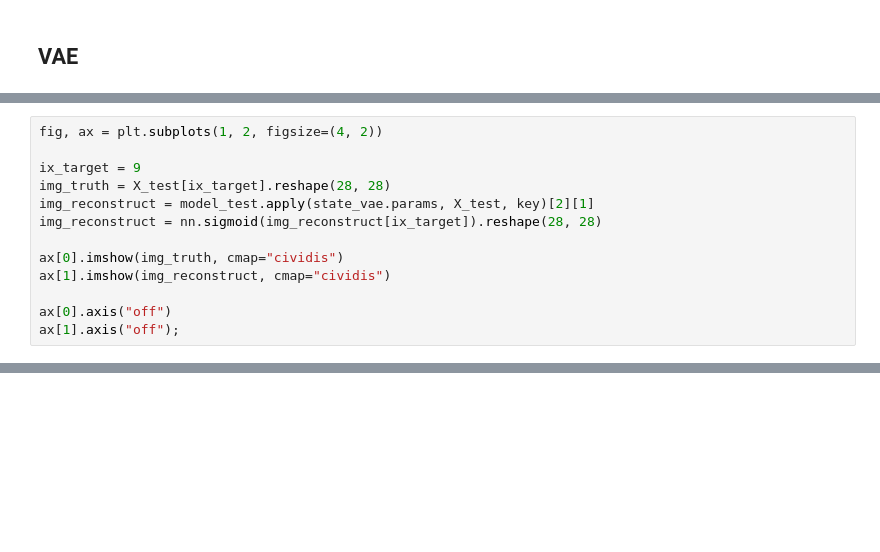
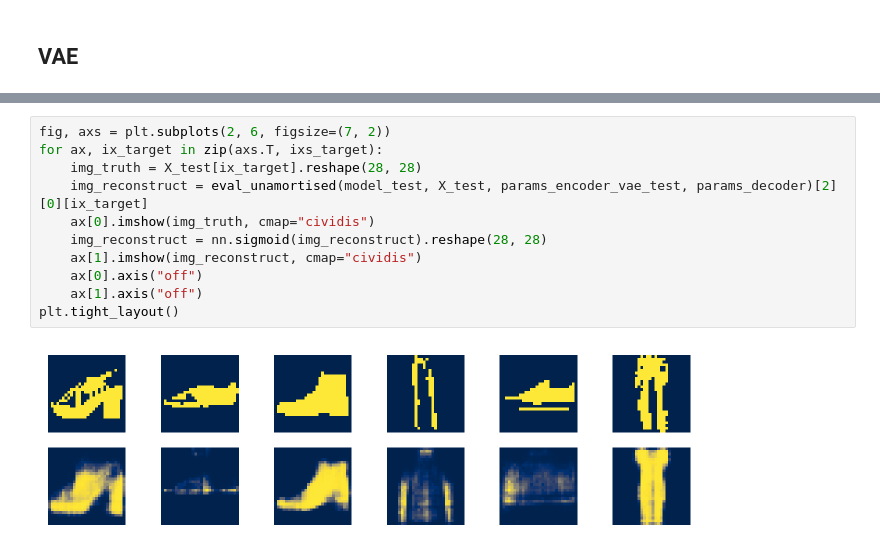
Before and after one commit to gerdm/hard-em-lvm, a Jupyter notebook: notebooks/20-unamortised-refactor.ipynb, the cells around one changed output, grey strips where cells are left out. Saved outputs shown, nothing was run; the diff lists cells and outputs as text; blank space fills up the shorter version.

```diff
--- a/notebooks/20-unamortised-refactor.ipynb
+++ b/notebooks/20-unamortised-refactor.ipynb
@@ -372,13 +371,0 @@ state_vae, hist_loss_vae = hlax.amortised.train_encoder(key_it_test, config_test
-# %%
-fig, ax = plt.subplots(1, 2, figsize=(4, 2))
-
-ix_target = 9
-img_truth = X_test[ix_target].reshape(28, 28)
-img_reconstruct = model_test.apply(state_vae.params, X_test, key)[2][1]
-img_reconstruct = nn.sigmoid(img_reconstruct[ix_target]).reshape(28, 28)
-
-ax[0].imshow(img_truth, cmap="cividis")
-ax[1].imshow(img_reconstruct, cmap="cividis")
-
-ax[0].axis("off")
-ax[1].axis("off");
@@ -387,3 +393,16 @@ ax[1].axis("off");
+# %%
+fig, axs = plt.subplots(2, 6, figsize=(7, 2))
+for ax, ix_target in zip(axs.T, ixs_target):
+    img_truth = X_test[ix_target].reshape(28, 28)
+    img_reconstruct = eval_unamortised(model_test, X_test, params_encoder_vae_test, params_decoder)[2][0][ix_target]
+    ax[0].imshow(img_truth, cmap="cividis")
+    img_reconstruct = nn.sigmoid(img_reconstruct).reshape(28, 28)
+    ax[1].imshow(img_reconstruct, cmap="cividis")
+    ax[0].axis("off")
+    ax[1].axis("off")
+plt.tight_layout()
+# %% [output]
+[figure, added]
 # %%
 fig, ax = plt.subplots(figsize=(7, 4))
 plt.title("ELBO - Test")
```
Also changed, not shown: parts of 26 cells of this notebook.
